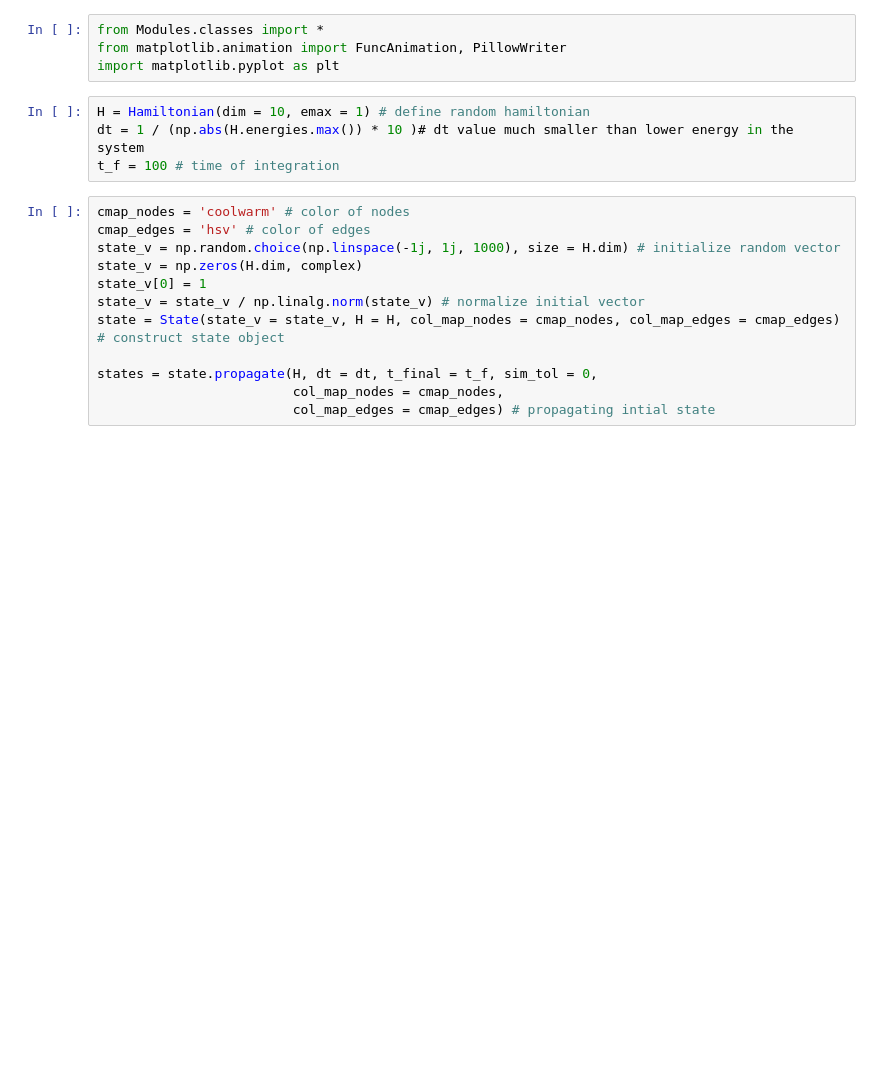
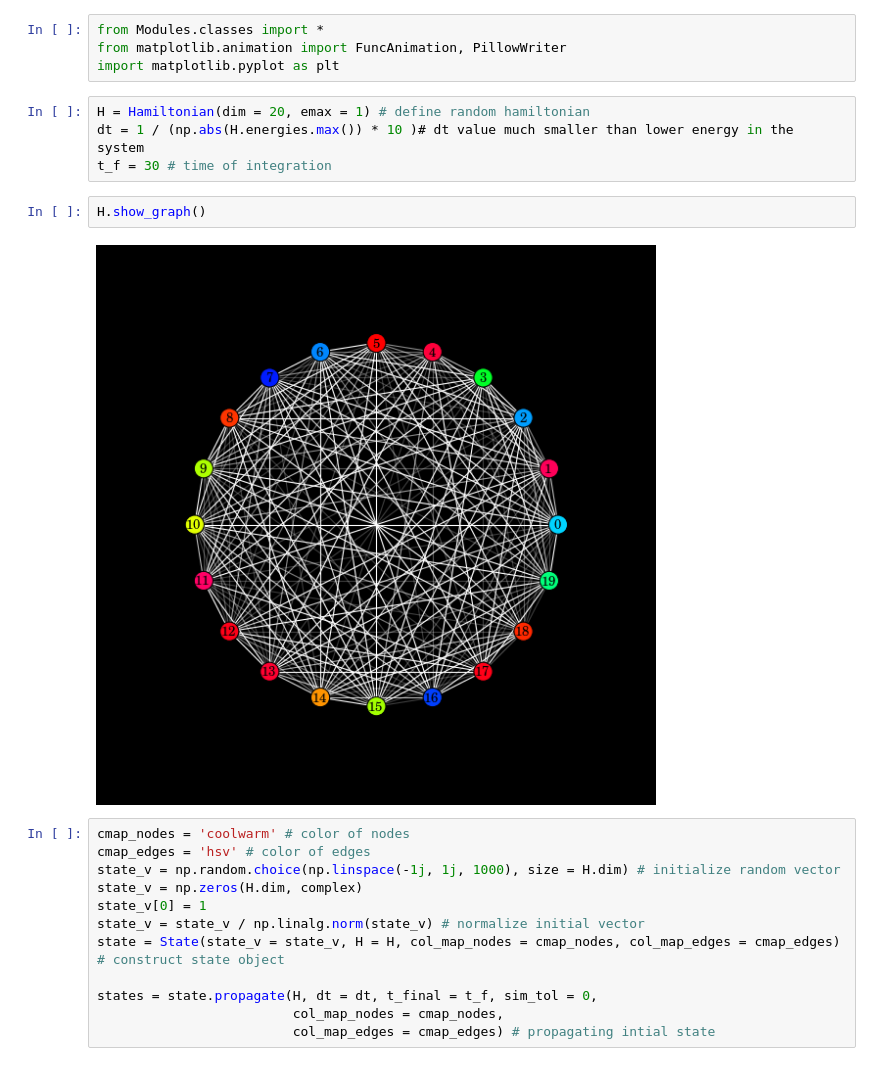
Before and after one commit to OtiDioti/HermitianGraphs, a Jupyter notebook: Example.ipynb, the cells around one changed output. Cells and saved outputs as stored; diff of their text form; blank space fills up the shorter version.

```diff
--- a/Example.ipynb
+++ b/Example.ipynb
@@ -3,9 +3,13 @@ from Modules.classes import *
 from matplotlib.animation import FuncAnimation, PillowWriter
 import matplotlib.pyplot as plt
 # %%
-H = Hamiltonian(dim = 10, emax = 1) # define random hamiltonian
+H = Hamiltonian(dim = 20, emax = 1) # define random hamiltonian
 dt = 1 / (np.abs(H.energies.max()) * 10 )# dt value much smaller than lower energy in the system
-t_f = 100 # time of integration
+t_f = 30 # time of integration
+# %%
+H.show_graph()
+# %% [output]
+[figure, added]
 # %%
 cmap_nodes = 'coolwarm' # color of nodes
 cmap_edges = 'hsv' # color of edges
```
Also changed, not shown: parts of 2 cells of this notebook, 3 other files.
